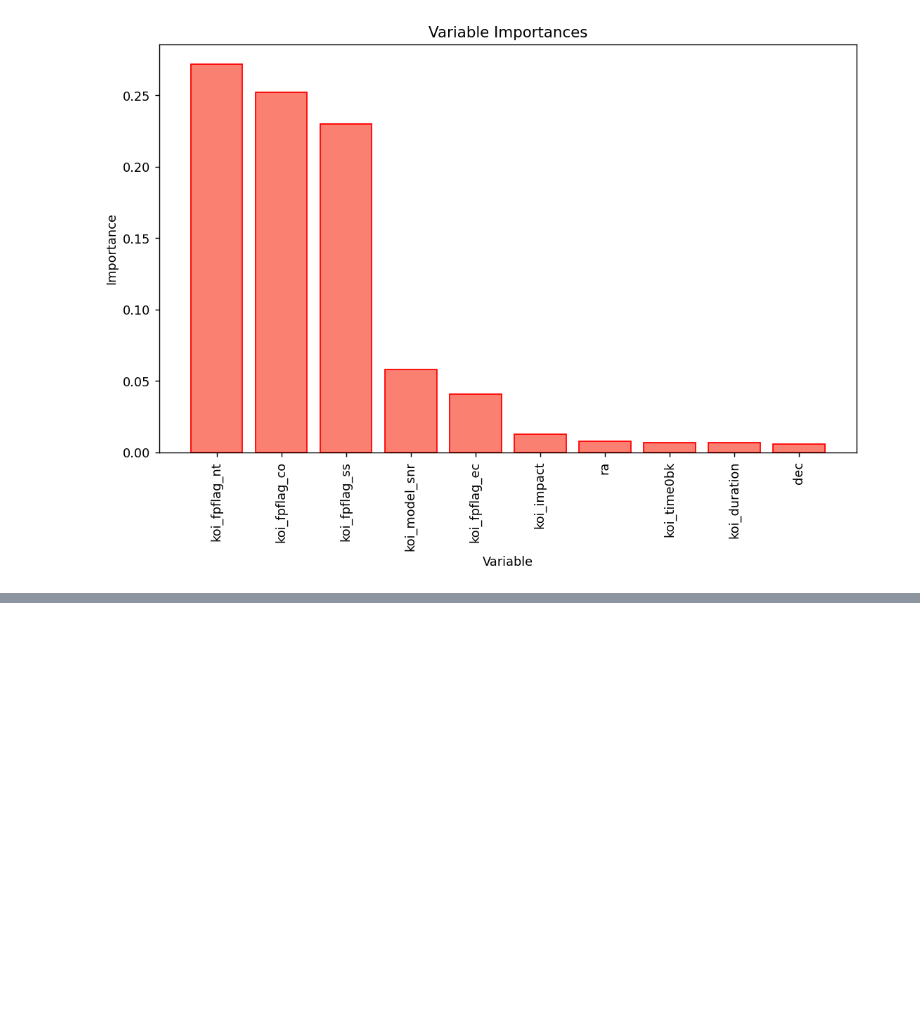
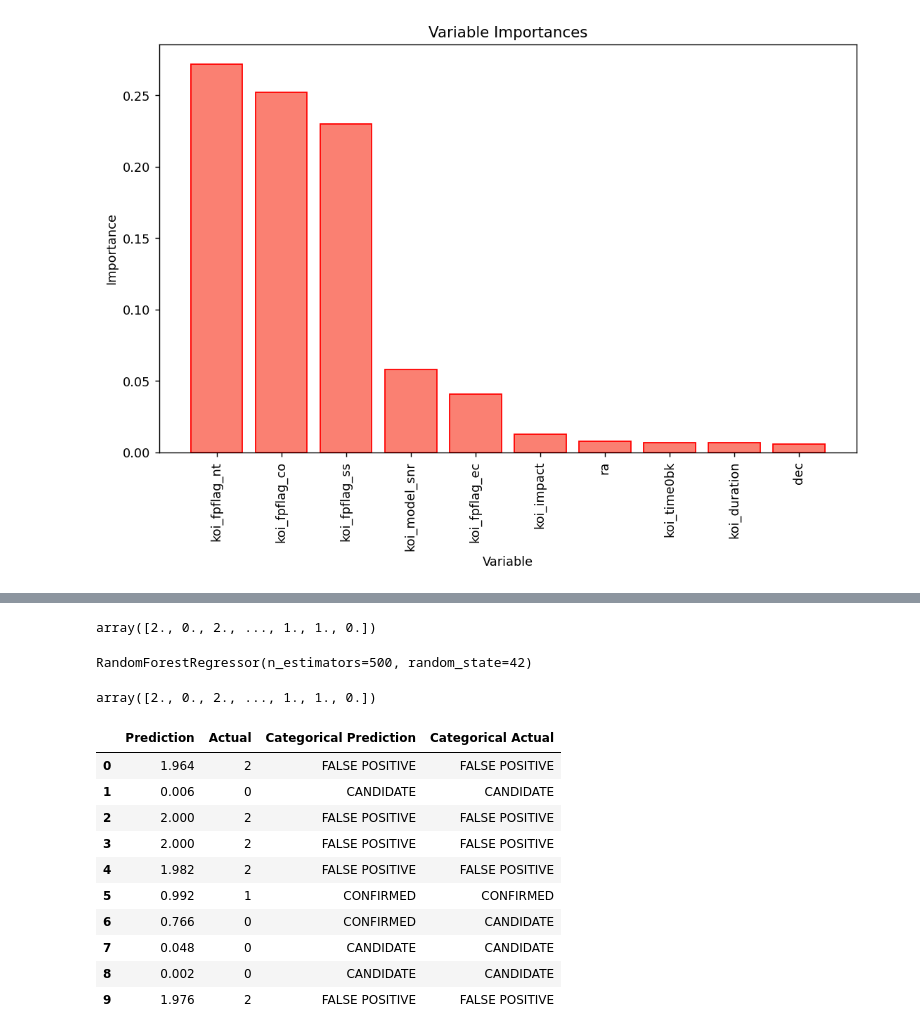
Before and after one commit to RaulMaya/Kepler-Telescope-Search, a Jupyter notebook: models/random_forest/random_forest.ipynb, the cells around one changed output, grey strips where cells are left out. Saved outputs shown, nothing was run; the diff lists cells and outputs as text; code cells hidden in the pictures; blank space fills up the shorter version.

Commit message:
Random Forest Model Finish

```diff
--- a/models/random_forest/random_forest.ipynb
+++ b/models/random_forest/random_forest.ipynb
@@ -472,0 +476,5 @@ Filtered and Scaled Score: 87.31%
+# %%
+from sklearn.model_selection import GridSearchCV
+rf_cv = GridSearchCV(filtered_rf, param_grid = parameters, cv = 5, verbose = 3)
+# %%
+rf_cv.fit(X_train_scaled, encoded_y_train)
@@ -472,0 +540,29 @@ Filtered and Scaled Score: 87.31%
+# %%
+np.rint(predict)
+# %% [output]
+array([2., 0., 2., ..., 1., 1., 0.])
+# %%
+best_rf = RandomForestRegressor(**rf_cv.best_params_, random_state=42)
+best_rf.fit(X_train_scaled, encoded_y_train)
+# %% [output]
+RandomForestRegressor(n_estimators=500, random_state=42)
+# %%
+best_prediction = best_rf.predict(X_test_scaled)
+np.rint(best_prediction)
+# %% [output]
+array([2., 0., 2., ..., 1., 1., 0.])
+# %%
+best_df = pd.DataFrame({'Prediction':best_prediction, 'Actual':encoded_y_test,'Categorical Prediction':label_encoder.inverse_transform(np.rint(best_prediction).astype(int)), 'Categorical Actual':y_test}).reset_index(drop=True)
+best_df.head(10)
+# %% [output]
+|  | Prediction | Actual | Categorical Prediction | Categorical Actual |
+| 0 | 1.964 | 2 | FALSE POSITIVE | FALSE POSITIVE |
+| 1 | 0.006 | 0 | CANDIDATE | CANDIDATE |
+| 2 | 2.000 | 2 | FALSE POSITIVE | FALSE POSITIVE |
+| 3 | 2.000 | 2 | FALSE POSITIVE | FALSE POSITIVE |
+| 4 | 1.982 | 2 | FALSE POSITIVE | FALSE POSITIVE |
+| 5 | 0.992 | 1 | CONFIRMED | CONFIRMED |
+| 6 | 0.766 | 0 | CONFIRMED | CANDIDATE |
+| 7 | 0.048 | 0 | CANDIDATE | CANDIDATE |
+| 8 | 0.002 | 0 | CANDIDATE | CANDIDATE |
+| 9 | 1.976 | 2 | FALSE POSITIVE | FALSE POSITIVE |
```
Also changed, not shown: parts of 35 cells of this notebook, 5 other files.
